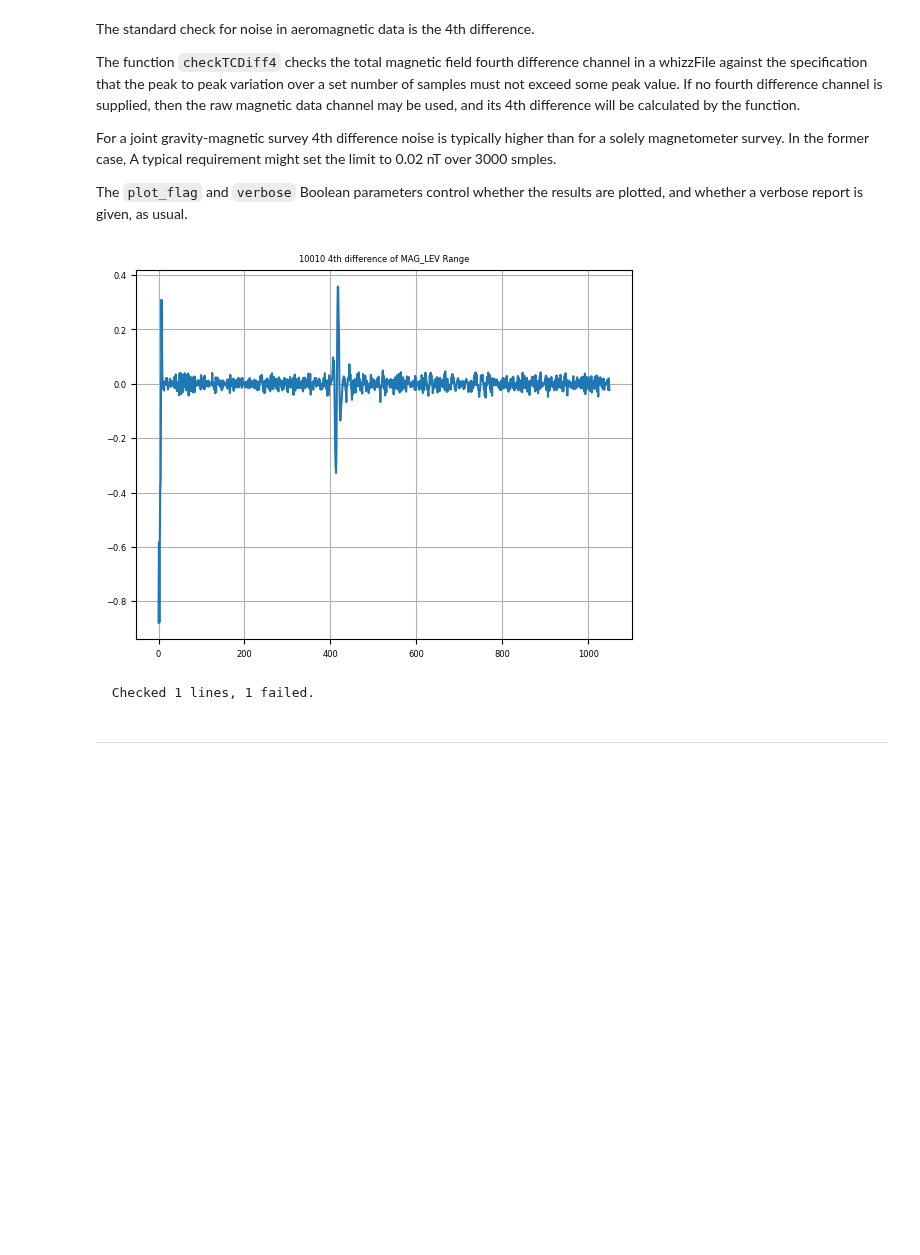
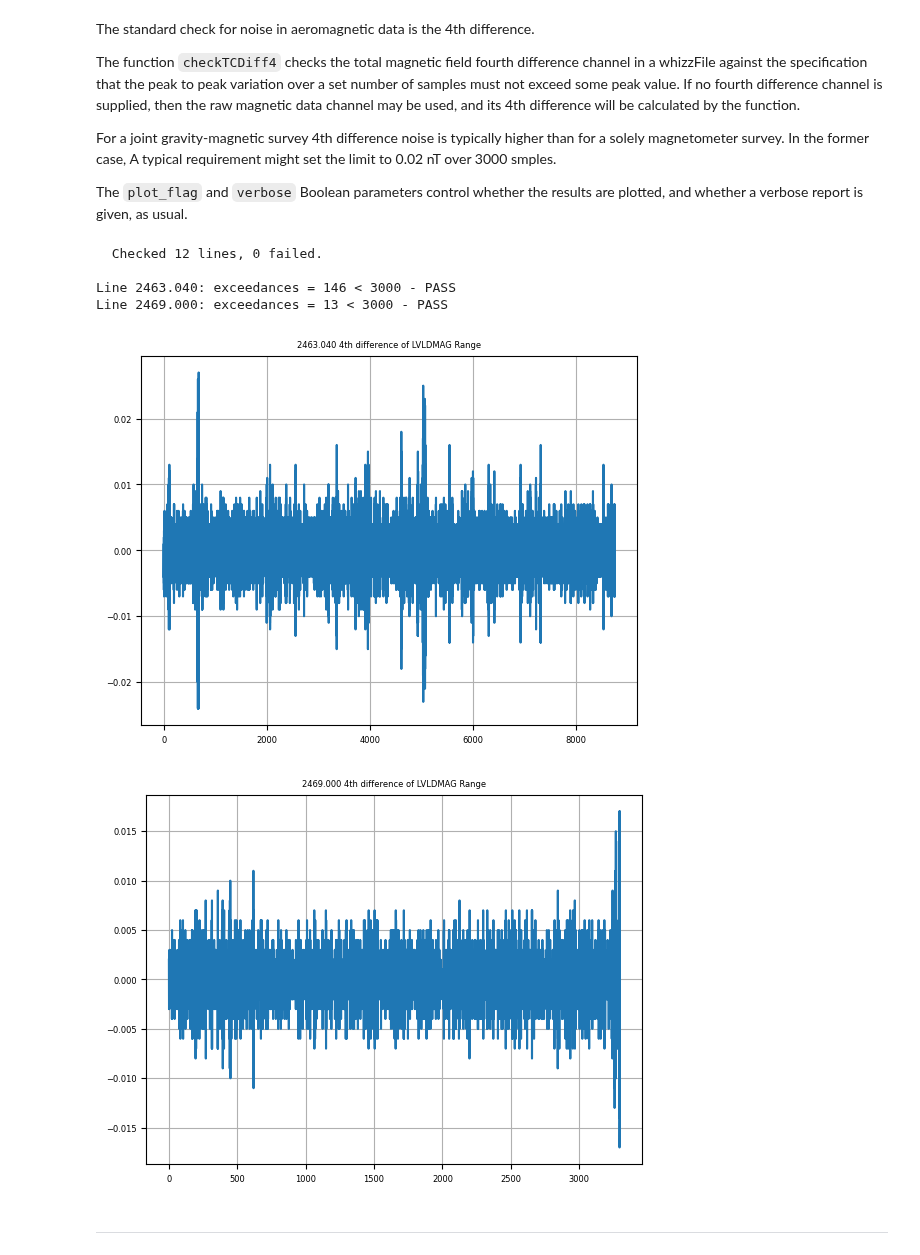
Before and after one commit to GeoscienceAustralia/galileoQC, a Jupyter notebook: docs/source/tutorials/aeromag_analysis.ipynb, the cells around one changed output. Cells and saved outputs as stored; diff of their text form; code cells hidden in the pictures; blank space fills up the shorter version.

Commit message:
Replace Muppet Town aeromag with some from Melbourne
The Muppet Town data had no diurnal data so not useful for testing.

```diff
--- a/docs/source/tutorials/aeromag_analysis.ipynb
+++ b/docs/source/tutorials/aeromag_analysis.ipynb
@@ -25,3 +20,3 @@ import pegasusQC as qc
 # %%
-dx = Path(r'./MagData/Example_AeroMag_MuppetTown_2009.dat')
+dx = Path(r'./MagData/FD013_Mag.xyz')
 dh = dx.with_suffix(".hdf5")
@@ -32,6 +22,0 @@ if dx.with_suffix('.hdf5').exists():
-# %%
-dh = qc.asegToHDF(Path(dx),
-            lineChannel='LINE',
-            flightChannel='FLIGHT',
-            dateChannel='DATE',
-            omitChannels=[], verbose=False)
@@ -51,12 +22,0 @@ Complete.
-# %%
-qc.updateCoordFrame(dh,
-                    lat='GDA94LAT',
-                    lon='GDA94LON',
-                    x='EAST_MGA',
-                    y='NORTH_MGA',
-                    time='FIDUCIAL',
-                    alt='GPS_HT',
-                    geoDatum='WGS84',
-                    htDatum='WGS84',
-                    projection='UTM',
-                    utmz='15')
@@ -115,11 +71,15 @@ For a joint gravity-magnetic survey 4th difference noise is typically higher tha
 
 The `plot_flag` and `verbose` Boolean parameters control whether the results are plotted, and whether a verbose report is given, as usual.
 # %%
-qc.checkTCDiff4(dh, TCDiff4='', rawMag='MAG_LEV', lines=[],
-                limit=0.1, maxDistance=28, plot_flag=True, verbose=False)
+qc.checkTCDiff4(dh, TCDiff4='', rawMag='LVLDMAG', lines=[],
+                limit=0.01, plot_flag=True, verbose=True)
 # %% [output]
+  Checked 12 lines, 0 failed.
+
+Line 2463.040: exceedances = 146 < 3000 - PASS
+Line 2469.000: exceedances = 13 < 3000 - PASS
-[figure, old version]
+[figure, new version]
-  Checked 1 lines, 1 failed.
+[figure, added]
 # %% [markdown]
 ___
 # %% [markdown]
```
Also changed, not shown: parts of 15 cells of this notebook, 7 other files.
